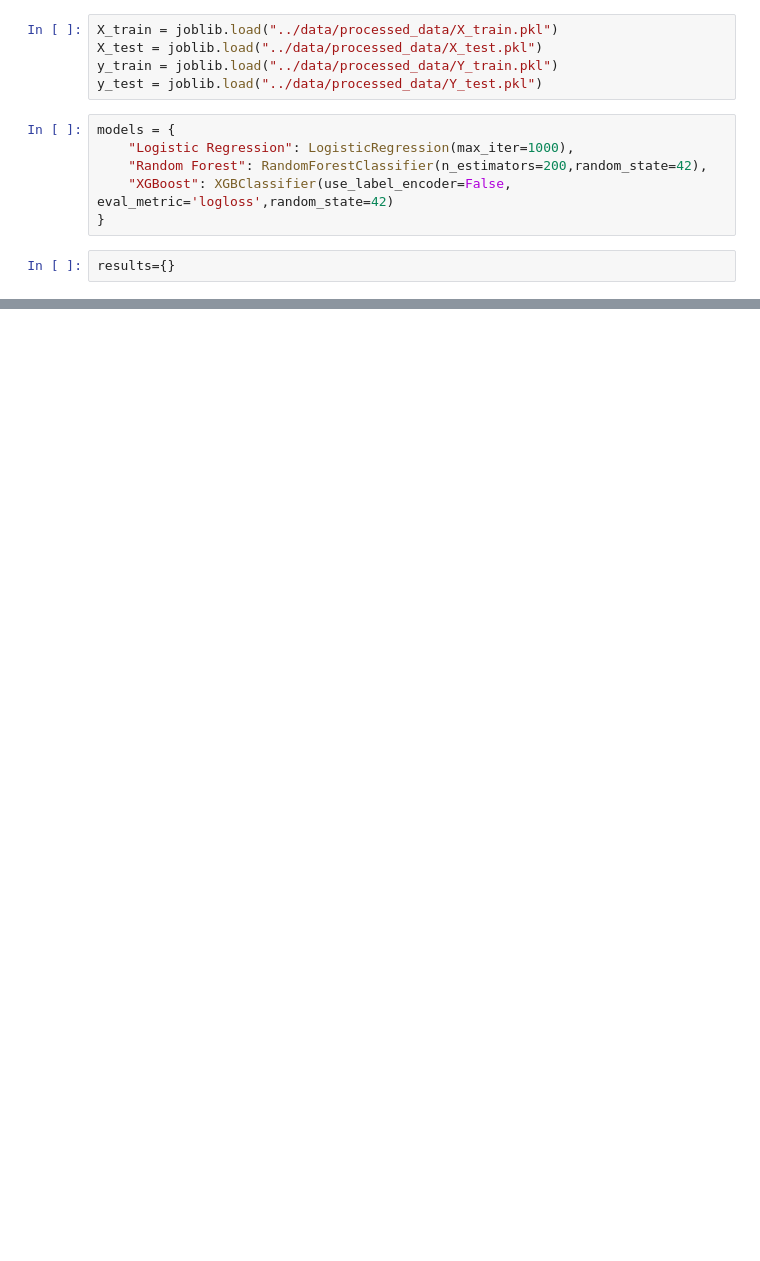
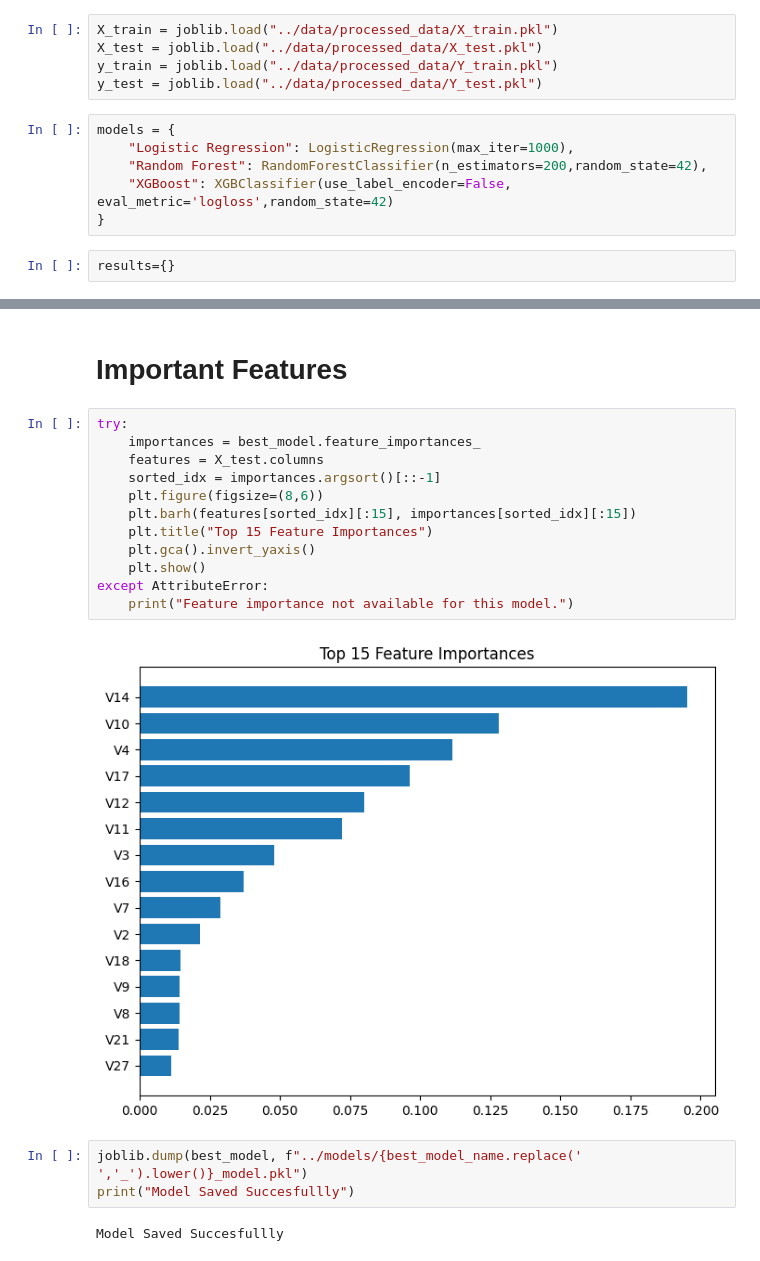
Before and after one commit to akhand769/credit-card-fraud-detection, a Jupyter notebook: notebooks/model_training.ipynb, the cells around one changed output, grey strips where cells are left out. Saved outputs shown, nothing was run; the diff lists cells and outputs as text; blank space fills up the shorter version.

```diff
--- a/notebooks/model_training.ipynb
+++ b/notebooks/model_training.ipynb
@@ -57,0 +108,21 @@ Model Performance Summary :
+# %% [markdown]
+# Important Features
+# %%
+try:
+    importances = best_model.feature_importances_
+    features = X_test.columns
+    sorted_idx = importances.argsort()[::-1]
+    plt.figure(figsize=(8,6))
+    plt.barh(features[sorted_idx][:15], importances[sorted_idx][:15])
+    plt.title("Top 15 Feature Importances")
+    plt.gca().invert_yaxis()
+    plt.show()
+except AttributeError:
+    print("Feature importance not available for this model.")
+# %% [output]
+[figure, added]
+# %%
+joblib.dump(best_model, f"../models/{best_model_name.replace(' ','_').lower()}_model.pkl")
+print("Model Saved Succesfullly")
+# %% [output]
+Model Saved Succesfullly
```
Also changed, not shown: parts of 8 cells of this notebook, 4 other files.
